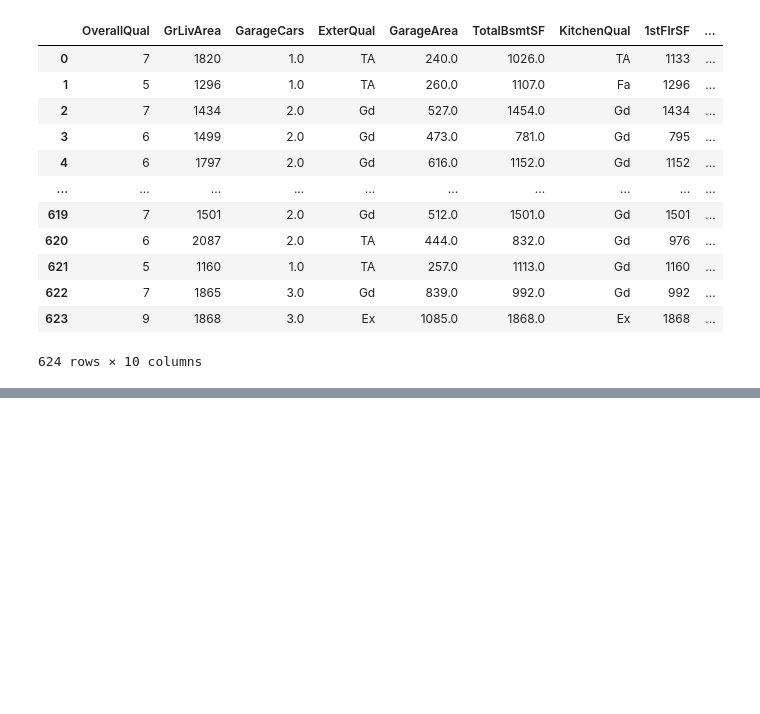
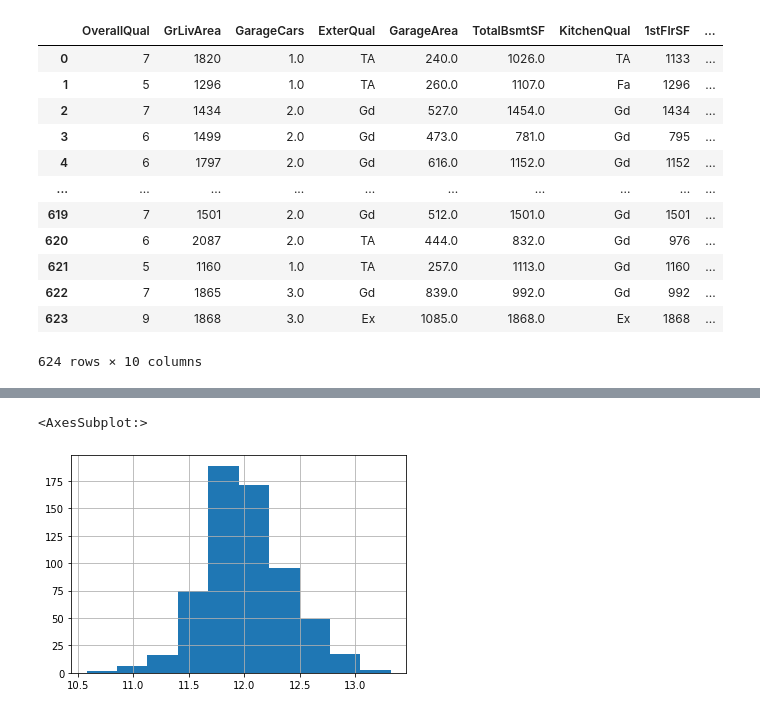
Before and after one commit to nikita-agrawal/Ames-Housing-Analysis, a Jupyter notebook: Julie/LinearModel.ipynb, the cells around one changed output, grey strips where cells are left out. Cells and saved outputs as stored; diff of their text form; code cells hidden in the pictures; blank space fills up the shorter version.

```diff
--- a/Julie/LinearModel.ipynb
+++ b/Julie/LinearModel.ipynb
@@ -158 +8,16 @@ train['Electrical'] = train['Electrical'].fillna(value = 'SBrkr')
 %run -i '../final/ames_data_processing.py'
+# %%
+# loading and splitting data
+housing = pd.read_csv('Ames_Housing_Price_Data.csv', index_col = 0,
+                      low_memory=False)
+
+housing.drop_duplicates(inplace=True)
+housing.reset_index(drop=True, inplace=True)
+
+housing = housing[(housing['SaleCondition'] == 'Normal') |
+                   (housing['SaleCondition'] == 'Partial')].reset_index(drop=True)
+
+train, test = helper.stratified_split(housing,'Neighborhood')
+
+train = helper.data_processing_wrapper(train)
+test = helper.data_processing_wrapper(test)
@@ -273,0 +298,6 @@ test[top10cols].drop('SalePrice', axis=1)
+# %%
+ylabel = np.log(test['SalePrice'])
+ylabel.hist()
+# %% [output]
+<AxesSubplot:>
+[figure, added]
```
Also changed, not shown: parts of 17 cells of this notebook.
